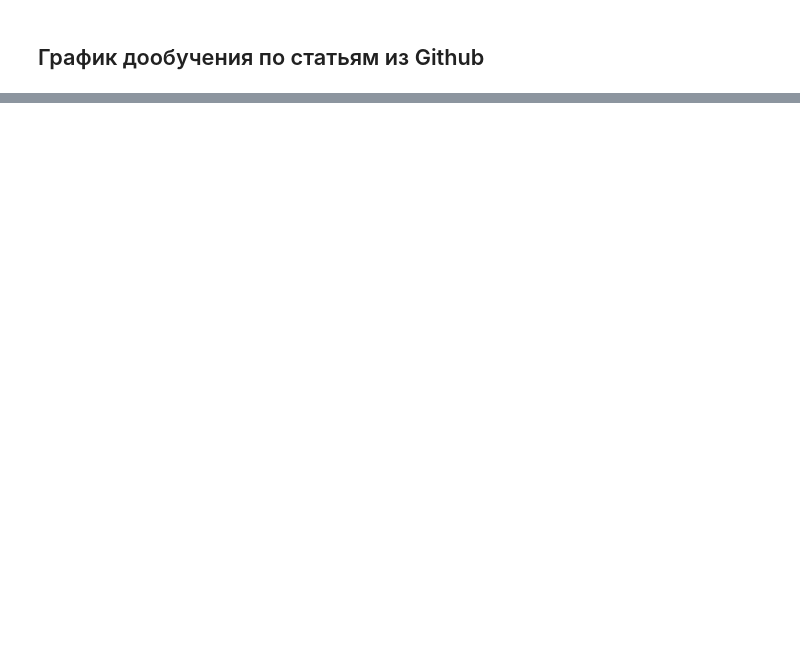
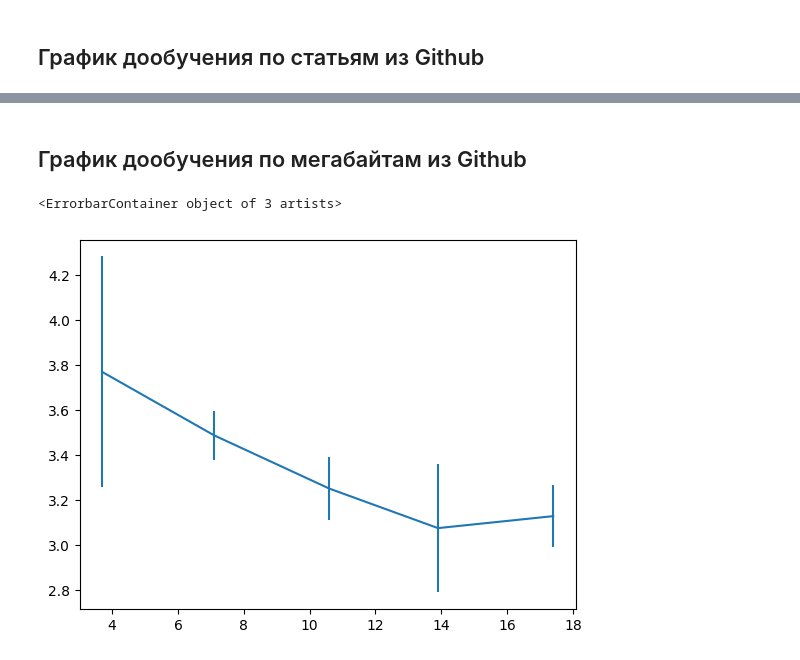
Before and after one commit to Miktima/bertnews, a Jupyter notebook: FT_AF_rubert_results.ipynb, the cells around one changed output, grey strips where cells are left out. Saved outputs shown, nothing was run; the diff lists cells and outputs as text; code cells hidden in the pictures; blank space fills up the shorter version.

```diff
--- a/FT_AF_rubert_results.ipynb
+++ b/FT_AF_rubert_results.ipynb
@@ -73,0 +74,11 @@ ax.errorbar(nart, perp, yerr=perp_err)
+# %% [markdown]
+## График дообучения по мегабайтам из Github
+# %%
+fig, ax = plt.subplots()
+nart = [3.7, 7.1, 10.6, 13.9, 17.4]
+perp = [per1000, per2000, per3000, per4000, per5000]
+perp_err = [per1000_std*3, per2000_std*3, per3000_std*3, per4000_std*3, per5000_std*3]
+ax.errorbar(nart, perp, yerr=perp_err, )
+# %% [output]
+<ErrorbarContainer object of 3 artists>
+[figure, added]
```
Also changed, not shown: parts of 3 cells of this notebook.
